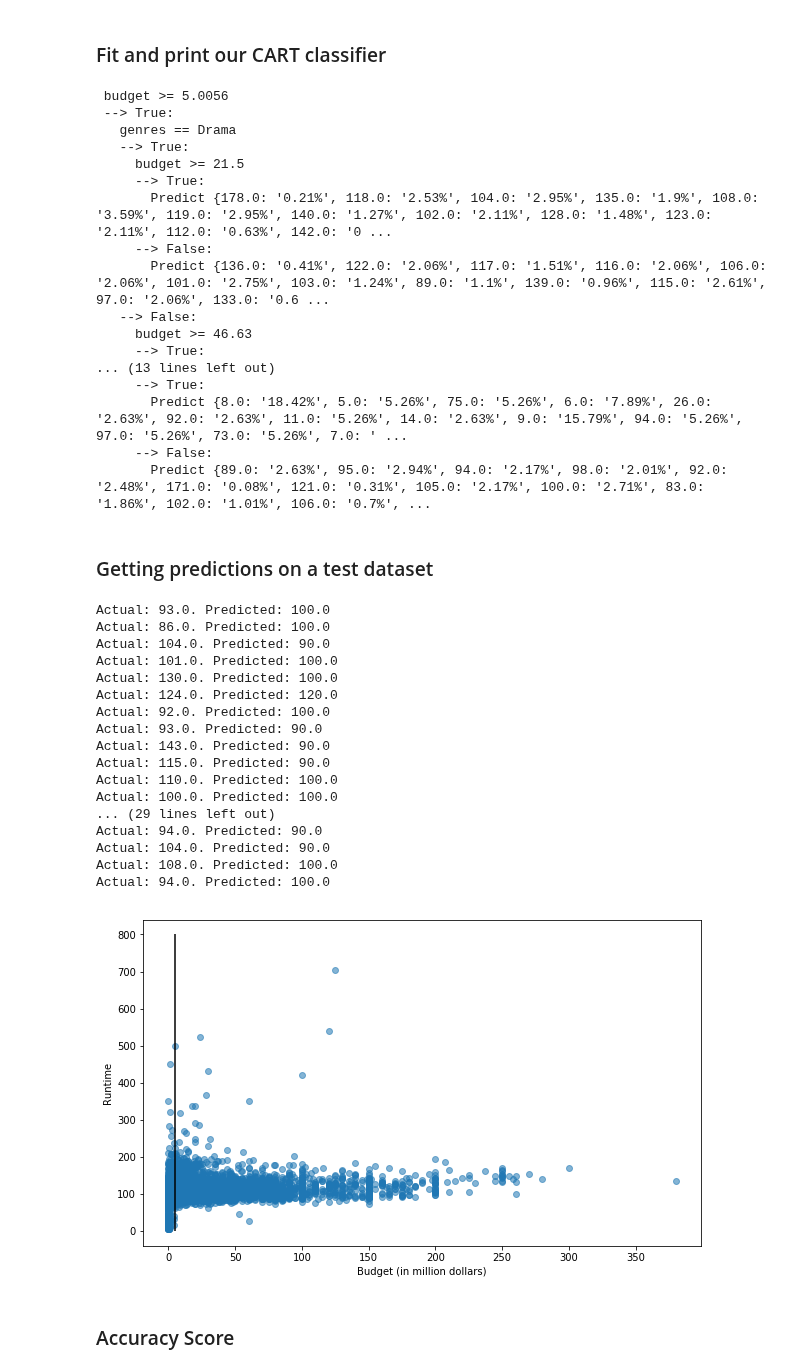
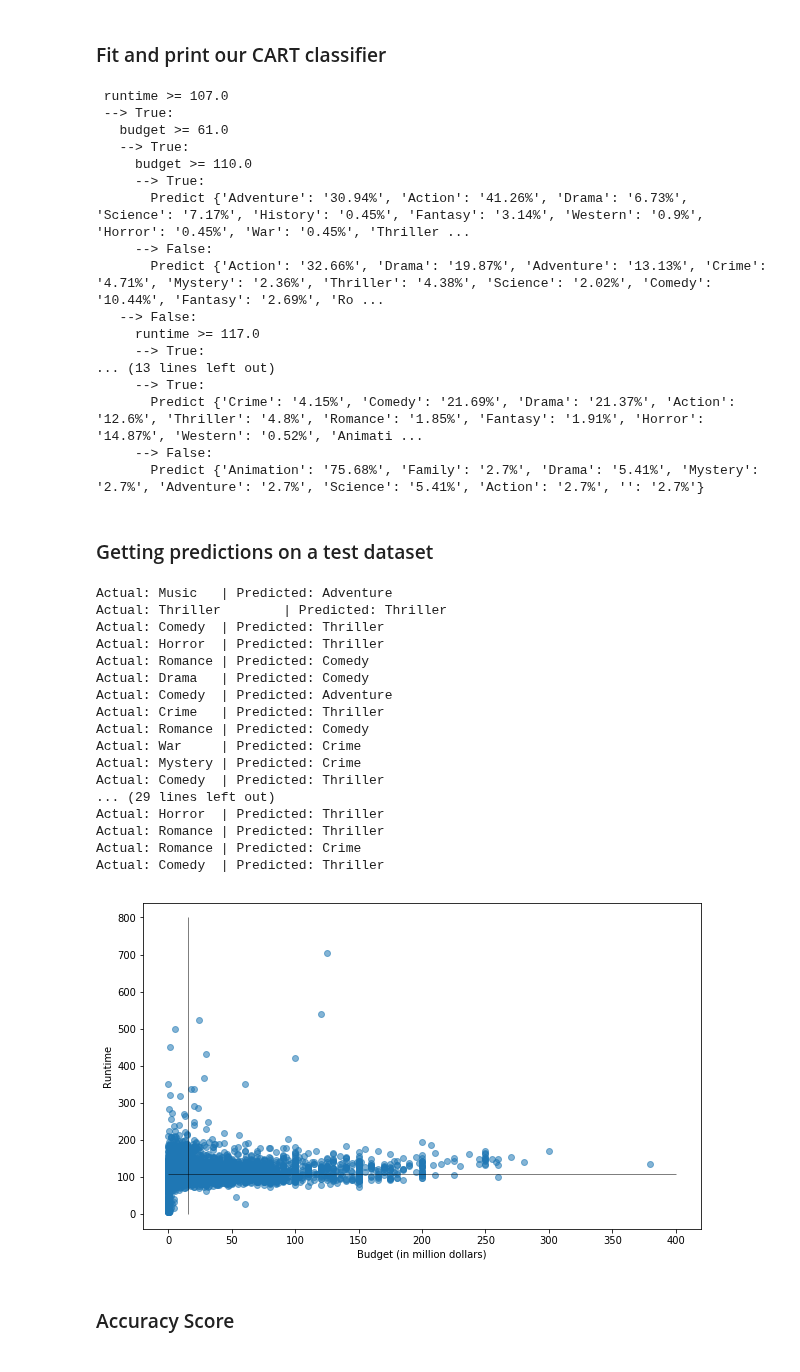
Before and after one commit to carlosgeovany/MachineLearning, a Jupyter notebook: RecommenderSystem.ipynb, the cells around one changed output. Cells and saved outputs as stored; diff of their text form; code cells hidden in the pictures.

Commit message:
modify CART
CART predict genres on budget, runtime and language

```diff
--- a/RecommenderSystem.ipynb
+++ b/RecommenderSystem.ipynb
@@ -595,6 +595,12 @@ movies_data = movies_data[movies_data['budget'] > 0]
 movies_data = movies_data[movies_data['runtime'] > 0]
 # %%
 movies_data.genres = movies_data.genres.map(lambda x: x[0])
+# %%
+## Swap columns
+cols = list(movies_data.columns)
+a, b = cols.index('genres'), cols.index('runtime')
+cols[b], cols[a] = cols[a], cols[b]
+movies_data = movies_data[cols]
 # %%
 header = list(movies_data.columns) ## Get column headers
 # %%
@@ -623,57 +629,58 @@ my_tree = clf.fit(train_data) ## Fit our CART
 # %%
 clf.print_tree(my_tree) ## Print CART
 # %% [output]
- budget >= 5.0056
+ runtime >= 107.0
  --> True:
-   genres == Drama
+   budget >= 61.0
    --> True:
-     budget >= 21.5
+     budget >= 110.0
      --> True:
-       Predict {178.0: '0.21%', 118.0: '2.53%', 104.0: '2.95%', 135.0: '1.9%', 108.0: '3.59%', 119.0: '2.95%', 140.0: '1.27%', 102.0: '2.11%', 128.0: '1.48%', 123.0: '2.11%', 112.0: '0.63%', 142.0: '0 ...
+       Predict {'Adventure': '30.94%', 'Action': '41.26%', 'Drama': '6.73%', 'Science': '7.17%', 'History': '0.45%', 'Fantasy': '3.14%', 'Western': '0.9%', 'Horror': '0.45%', 'War': '0.45%', 'Thriller ...
      --> False:
-       Predict {136.0: '0.41%', 122.0: '2.06%', 117.0: '1.51%', 116.0: '2.06%', 106.0: '2.06%', 101.0: '2.75%', 103.0: '1.24%', 89.0: '1.1%', 139.0: '0.96%', 115.0: '2.61%', 97.0: '2.06%', 133.0: '0.6 ...
+       Predict {'Action': '32.66%', 'Drama': '19.87%', 'Adventure': '13.13%', 'Crime': '4.71%', 'Mystery': '2.36%', 'Thriller': '4.38%', 'Science': '2.02%', 'Comedy': '10.44%', 'Fantasy': '2.69%', 'Ro ...
    --> False:
-     budget >= 46.63
+     runtime >= 117.0
      --> True:
 ... (13 lines left out)
      --> True:
-       Predict {8.0: '18.42%', 5.0: '5.26%', 75.0: '5.26%', 6.0: '7.89%', 26.0: '2.63%', 92.0: '2.63%', 11.0: '5.26%', 14.0: '2.63%', 9.0: '15.79%', 94.0: '5.26%', 97.0: '5.26%', 73.0: '5.26%', 7.0: ' ...
+       Predict {'Crime': '4.15%', 'Comedy': '21.69%', 'Drama': '21.37%', 'Action': '12.6%', 'Thriller': '4.8%', 'Romance': '1.85%', 'Fantasy': '1.91%', 'Horror': '14.87%', 'Western': '0.52%', 'Animati ...
      --> False:
-       Predict {89.0: '2.63%', 95.0: '2.94%', 94.0: '2.17%', 98.0: '2.01%', 92.0: '2.48%', 171.0: '0.08%', 121.0: '0.31%', 105.0: '2.17%', 100.0: '2.71%', 83.0: '1.86%', 102.0: '1.01%', 106.0: '0.7%', ...
+       Predict {'Animation': '75.68%', 'Family': '2.7%', 'Drama': '5.41%', 'Mystery': '2.7%', 'Adventure': '2.7%', 'Science': '5.41%', 'Action': '2.7%', '': '2.7%'}
 # %% [markdown]
 ### Getting predictions on a test dataset
 # %%
 ## Classification with test data
 for row in test_data:
-    print(f"Actual: {row[-1]}. Predicted: {clf.classify(row, my_tree)}")
+    print(f"Actual: {row[-1]}\t| Predicted: {clf.classify(row, my_tree)}")
 # %% [output]
-Actual: 93.0. Predicted: 100.0
-Actual: 86.0. Predicted: 100.0
-Actual: 104.0. Predicted: 90.0
-Actual: 101.0. Predicted: 100.0
-Actual: 130.0. Predicted: 100.0
-Actual: 124.0. Predicted: 120.0
-Actual: 92.0. Predicted: 100.0
-Actual: 93.0. Predicted: 90.0
-Actual: 143.0. Predicted: 90.0
-Actual: 115.0. Predicted: 90.0
-Actual: 110.0. Predicted: 100.0
-Actual: 100.0. Predicted: 100.0
+Actual: Music   | Predicted: Adventure
+Actual: Thriller        | Predicted: Thriller
+Actual: Comedy  | Predicted: Thriller
+Actual: Horror  | Predicted: Thriller
+Actual: Romance | Predicted: Comedy
+Actual: Drama   | Predicted: Comedy
+Actual: Comedy  | Predicted: Adventure
+Actual: Crime   | Predicted: Thriller
+Actual: Romance | Predicted: Comedy
+Actual: War     | Predicted: Crime
+Actual: Mystery | Predicted: Crime
+Actual: Comedy  | Predicted: Thriller
 ... (29 lines left out)
-Actual: 94.0. Predicted: 90.0
-Actual: 104.0. Predicted: 90.0
-Actual: 108.0. Predicted: 100.0
-Actual: 94.0. Predicted: 100.0
+Actual: Horror  | Predicted: Thriller
+Actual: Romance | Predicted: Thriller
+Actual: Romance | Predicted: Crime
+Actual: Comedy  | Predicted: Thriller
 # %%
 ## plot decision boundaries
 fig,ax = plt.subplots(figsize=(10,6))
 plt.scatter(movies_data.budget, movies_data.runtime,alpha=.55)
-plt.vlines(5.0056, ymin=0, ymax=800)
+plt.vlines(15.5, ymin=0, ymax=800, linewidth=.5)
+plt.hlines(107, xmin=0, xmax=400, linewidth=.5)
 plt.xlabel("Budget (in million dollars)")
 plt.ylabel("Runtime")
 plt.show()
 # %% [output]
-[figure, old version]
+[figure, new version]
 # %% [markdown]
 ### Accuracy Score
 # %%
```
Also changed, not shown: parts of 5 cells of this notebook.
